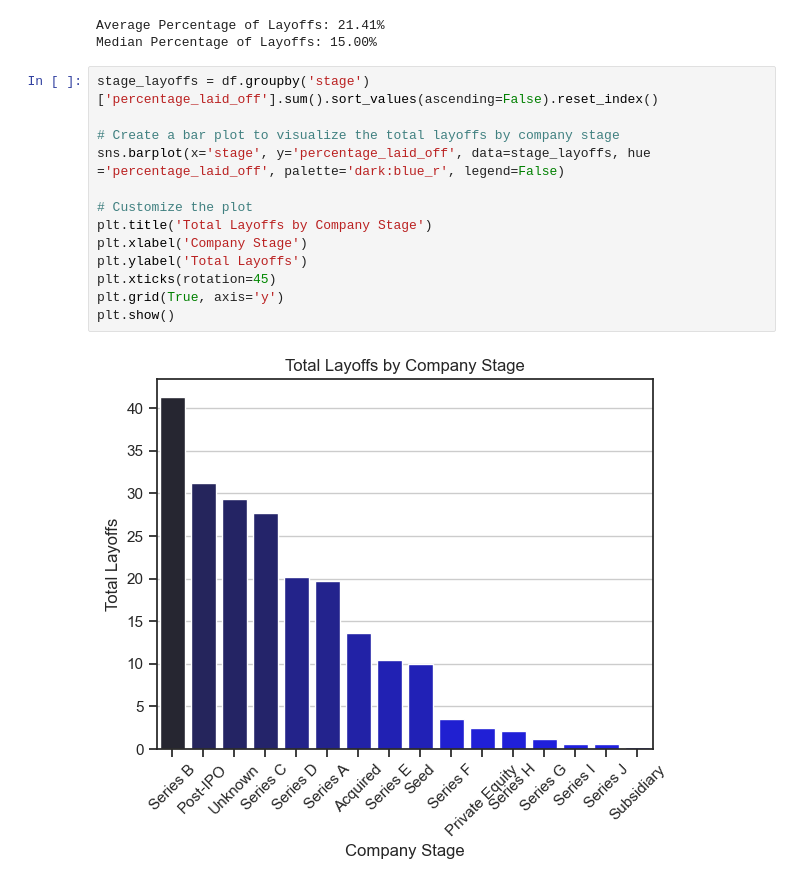
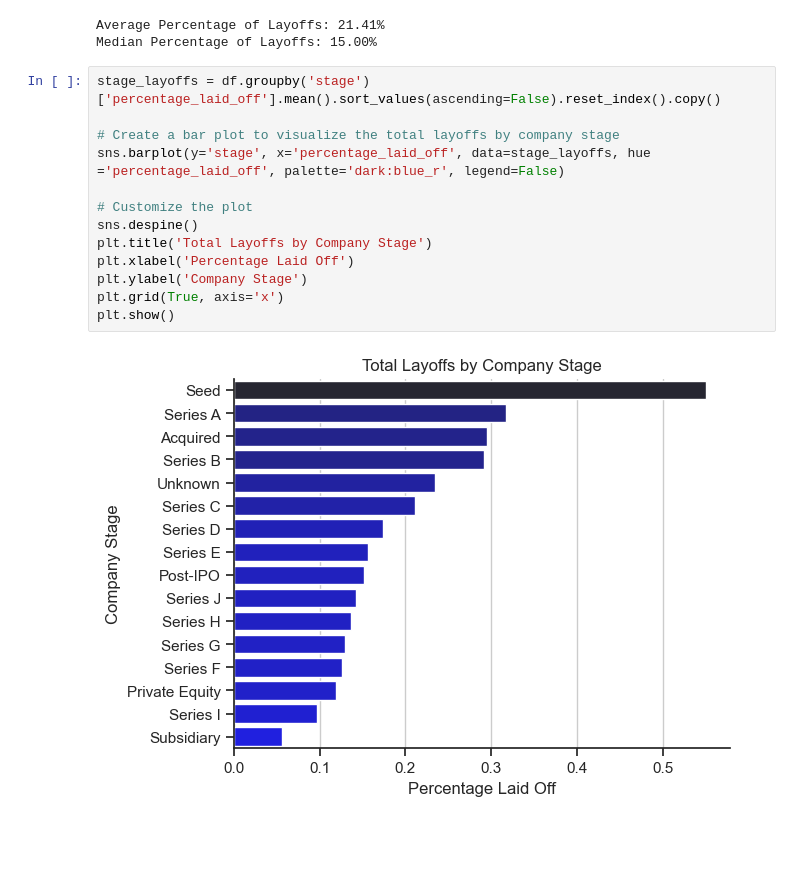
Before and after one commit to jamiefor3/Worldwide_Layoffs_Project, a Jupyter notebook: Layoff_Analysis/1_layoff_an.ipynb, the cells around one changed output. Saved outputs shown, nothing was run; the diff lists cells and outputs as text; blank space fills up the shorter version.

Commit message:
finished all graphs

```diff
--- a/Layoff_Analysis/1_layoff_an.ipynb
+++ b/Layoff_Analysis/1_layoff_an.ipynb
@@ -37,18 +38,18 @@ print(f"Median Percentage of Layoffs: {median_percentage:.2%}")
 Average Percentage of Layoffs: 21.41%
 Median Percentage of Layoffs: 15.00%
 # %%
-stage_layoffs = df.groupby('stage')['percentage_laid_off'].sum().sort_values(ascending=False).reset_index()
+stage_layoffs = df.groupby('stage')['percentage_laid_off'].mean().sort_values(ascending=False).reset_index().copy()
 
 # Create a bar plot to visualize the total layoffs by company stage
-sns.barplot(x='stage', y='percentage_laid_off', data=stage_layoffs, hue ='percentage_laid_off', palette='dark:blue_r', legend=False)
+sns.barplot(y='stage', x='percentage_laid_off', data=stage_layoffs, hue ='percentage_laid_off', palette='dark:blue_r', legend=False)
 
 # Customize the plot
+sns.despine()
 plt.title('Total Layoffs by Company Stage')
-plt.xlabel('Company Stage')
-plt.ylabel('Total Layoffs')
-plt.xticks(rotation=45)
-plt.grid(True, axis='y')
+plt.xlabel('Percentage Laid Off')
+plt.ylabel('Company Stage')
+plt.grid(True, axis='x')
 plt.show()
 # %% [output]
-[figure, old version]
+[figure, new version]
 # %%
```
Also changed, not shown: parts of 7 cells of this notebook.
